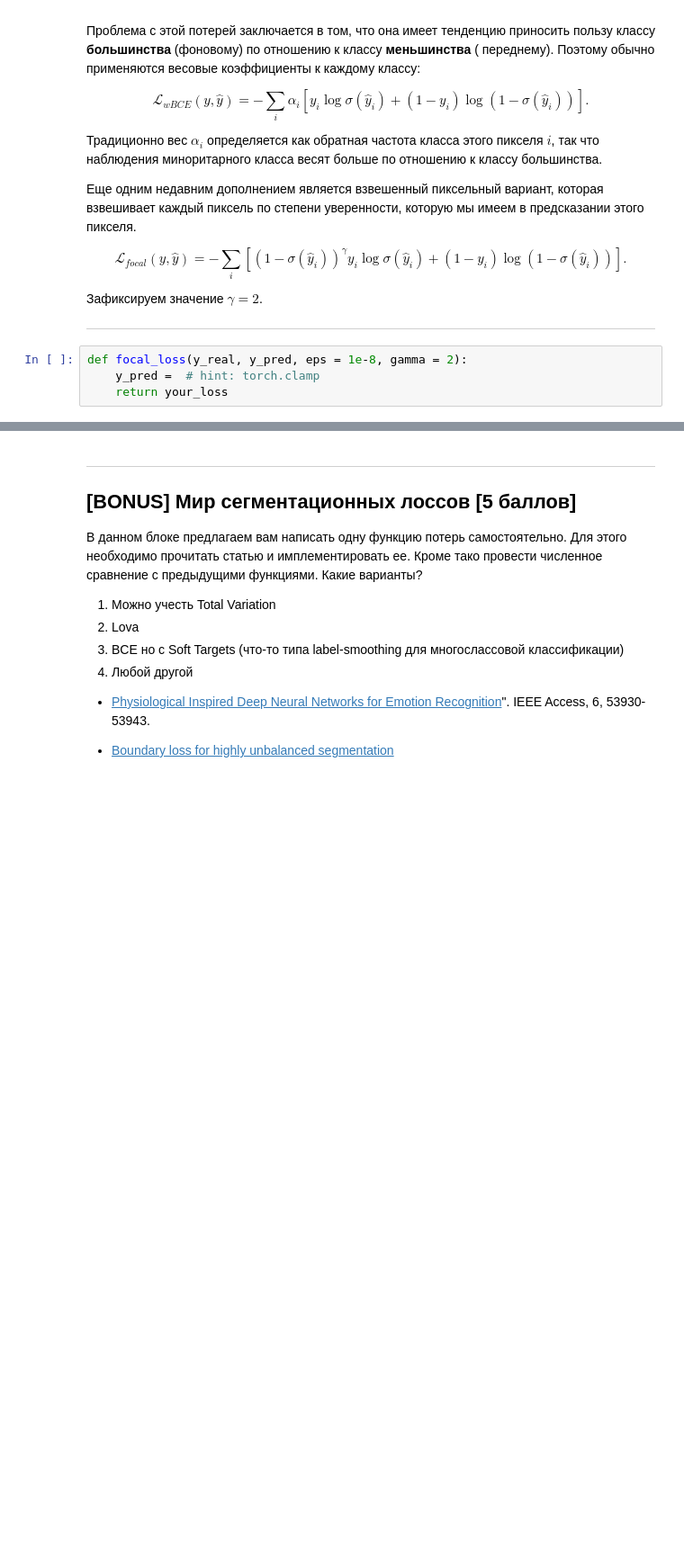
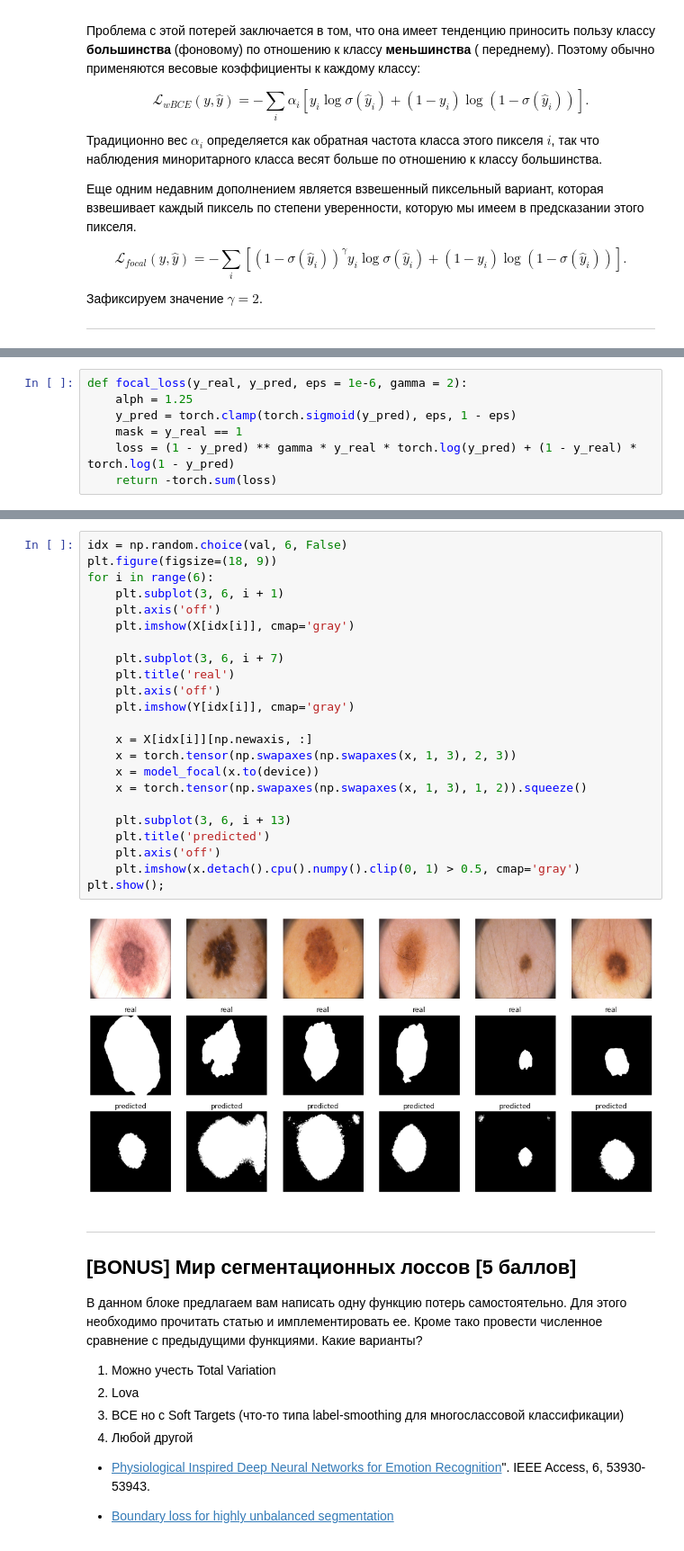
Before and after one commit to superAIyah/DL_MIPT, a Jupyter notebook: 8_Segmentation/[hw]semantic_segmentation.ipynb, the cells around one changed output, grey strips where cells are left out. Shown at 90% size. Cells and saved outputs as stored; diff of their text form; blank space fills up the shorter version.

```diff
--- a/8_Segmentation/[hw]semantic_segmentation.ipynb
+++ b/8_Segmentation/[hw]semantic_segmentation.ipynb
@@ -517,7 +553,3 @@ $$\mathcal L_{focal}(y, \hat y) = -\sum_i \left[\left(1-\sigma(\hat y_i)\right)^
 Зафиксируем значение $\gamma=2$.
 
 --------------------------------------------------------------------------------
-# %%
-def focal_loss(y_real, y_pred, eps = 1e-8, gamma = 2):
-    y_pred =  # hint: torch.clamp
-    return your_loss
@@ -524,3 +559,10 @@ def focal_loss(y_real, y_pred, eps = 1e-8, gamma = 2):
+# %%
+def focal_loss(y_real, y_pred, eps = 1e-6, gamma = 2):
+    alph = 1.25
+    y_pred = torch.clamp(torch.sigmoid(y_pred), eps, 1 - eps)
+    mask = y_real == 1
+    loss = (1 - y_pred) ** gamma * y_real * torch.log(y_pred) + (1 - y_real) * torch.log(1 - y_pred)
+    return -torch.sum(loss)
 # %%
 model_focal = SegNet().to(device)
 
@@ -532,3 +578,28 @@ score_model(model_focal, iou_pytorch, data_val)
+# %%
+idx = np.random.choice(val, 6, False)
+plt.figure(figsize=(18, 9))
+for i in range(6):
+    plt.subplot(3, 6, i + 1)
+    plt.axis('off')
+    plt.imshow(X[idx[i]], cmap='gray')
+
+    plt.subplot(3, 6, i + 7)
+    plt.title('real')
+    plt.axis('off')
+    plt.imshow(Y[idx[i]], cmap='gray')
+
+    x = X[idx[i]][np.newaxis, :]
+    x = torch.tensor(np.swapaxes(np.swapaxes(x, 1, 3), 2, 3))
+    x = model_focal(x.to(device))
+    x = torch.tensor(np.swapaxes(np.swapaxes(x, 1, 3), 1, 2)).squeeze()
+
+    plt.subplot(3, 6, i + 13)
+    plt.title('predicted')
+    plt.axis('off')
+    plt.imshow(x.detach().cpu().numpy().clip(0, 1) > 0.5, cmap='gray')
+plt.show();
+# %% [output]
+[figure, added]
 # %% [markdown]
 ----------------------------------------------------------------------------------------------
 
```
Also changed, not shown: parts of 13 cells of this notebook.
